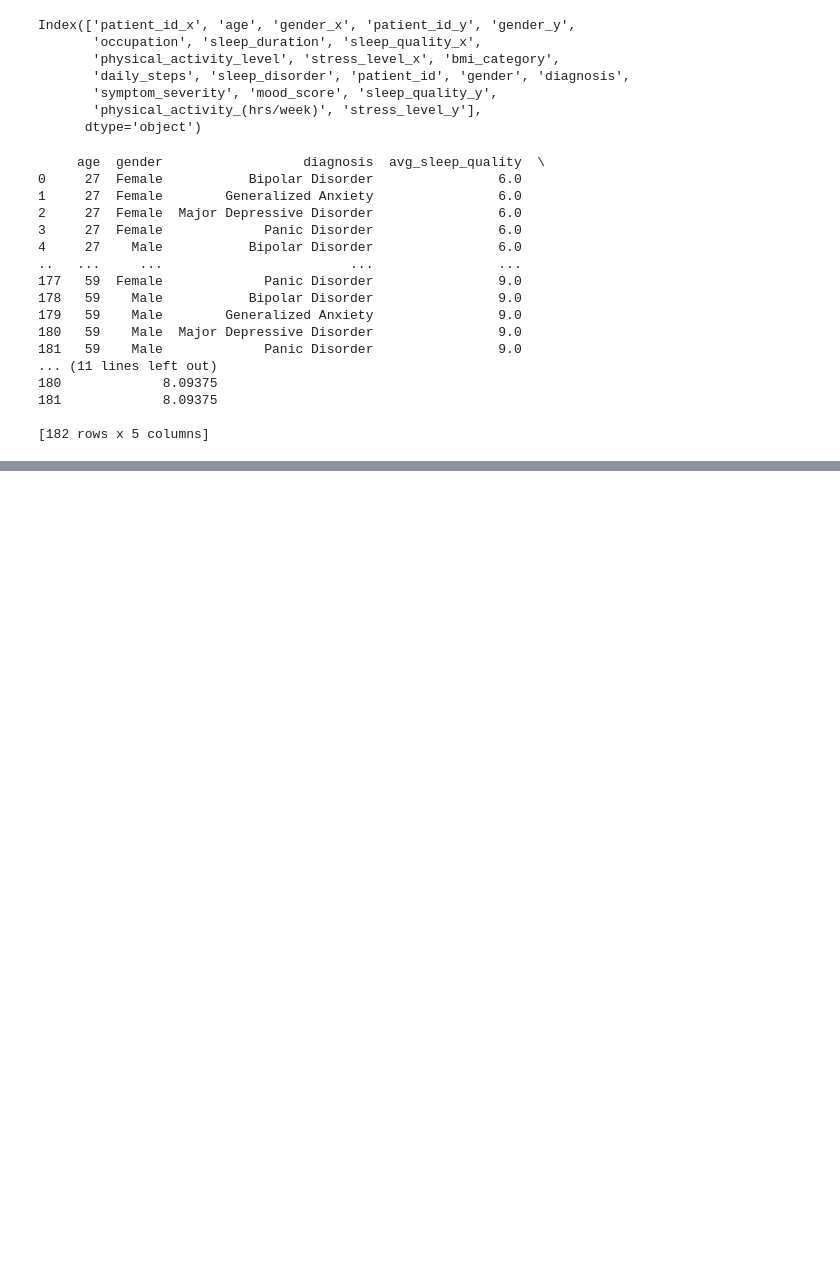
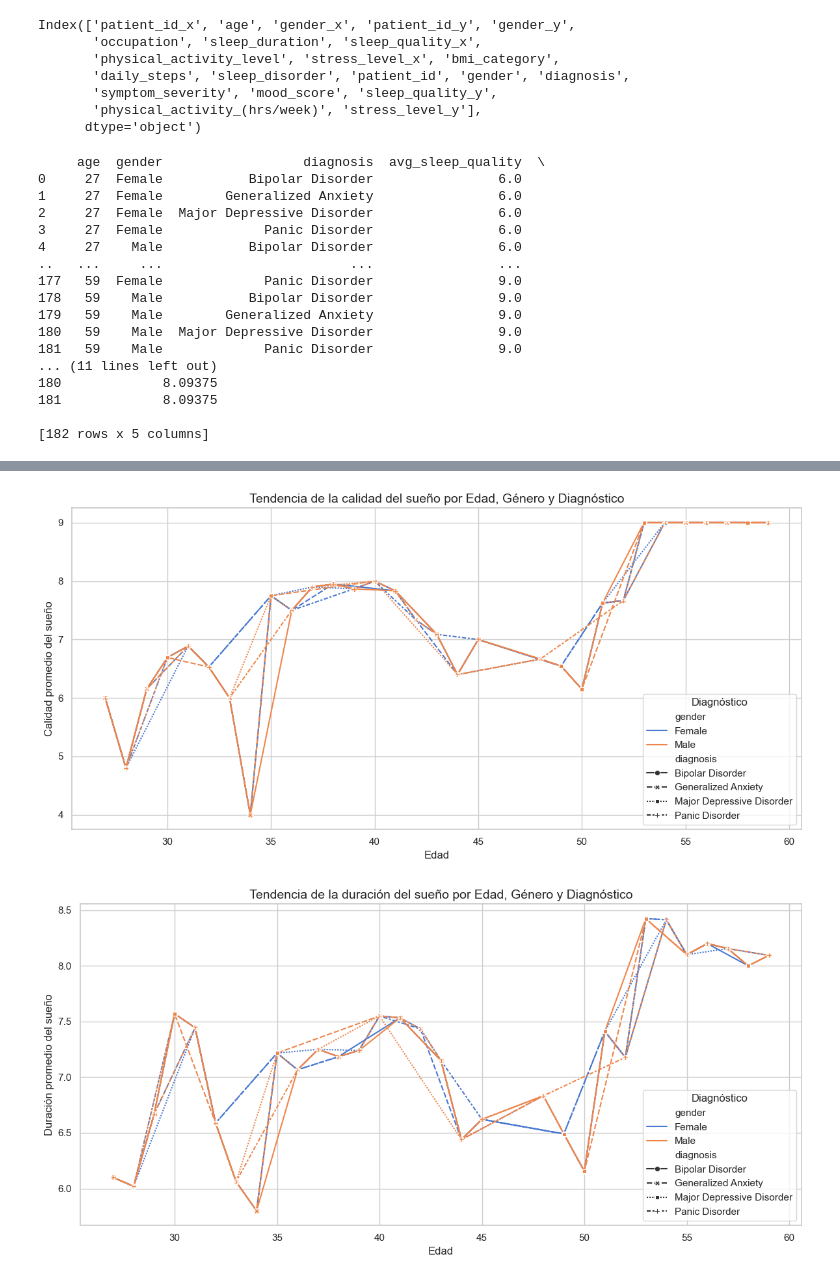
Before and after one commit to cemanzanoc/Sleephours-and-Lifestyle, a Jupyter notebook: visualization/visualization.ipynb, the cells around one changed output, grey strips where cells are left out. Cells and saved outputs as stored; diff of their text form; code cells hidden in the pictures; blank space fills up the shorter version.

```diff
--- a/visualization/visualization.ipynb
+++ b/visualization/visualization.ipynb
@@ -395,0 +457,22 @@ filter_df
+# %%
+plt.figure(figsize=(12, 6))
+sns.lineplot(x='age', y='avg_sleep_quality', hue='gender', style='diagnosis', markers=True, data=filter_df, palette="muted")
+plt.title('Tendencia de la calidad del sueño por Edad, Género y Diagnóstico', fontsize=14)
+plt.xlabel('Edad', fontsize=12)
+plt.ylabel('Calidad promedio del sueño', fontsize=12)
+plt.legend(title='Diagnóstico')
+plt.tight_layout()
+plt.show()
+
+# Gráfico de líneas con puntos para 'avg_sleep_duration'
+plt.figure(figsize=(12, 6))
+sns.lineplot(x='age', y='avg_sleep_duration', hue='gender', style='diagnosis', markers=True, data=filter_df, palette="muted")
+plt.title('Tendencia de la duración del sueño por Edad, Género y Diagnóstico', fontsize=14)
+plt.xlabel('Edad', fontsize=12)
+plt.ylabel('Duración promedio del sueño', fontsize=12)
+plt.legend(title='Diagnóstico')
+plt.tight_layout()
+plt.show()
+# %% [output]
+[figure, added]
+[figure, added]
```
Also changed, not shown: parts of 5 cells of this notebook.
